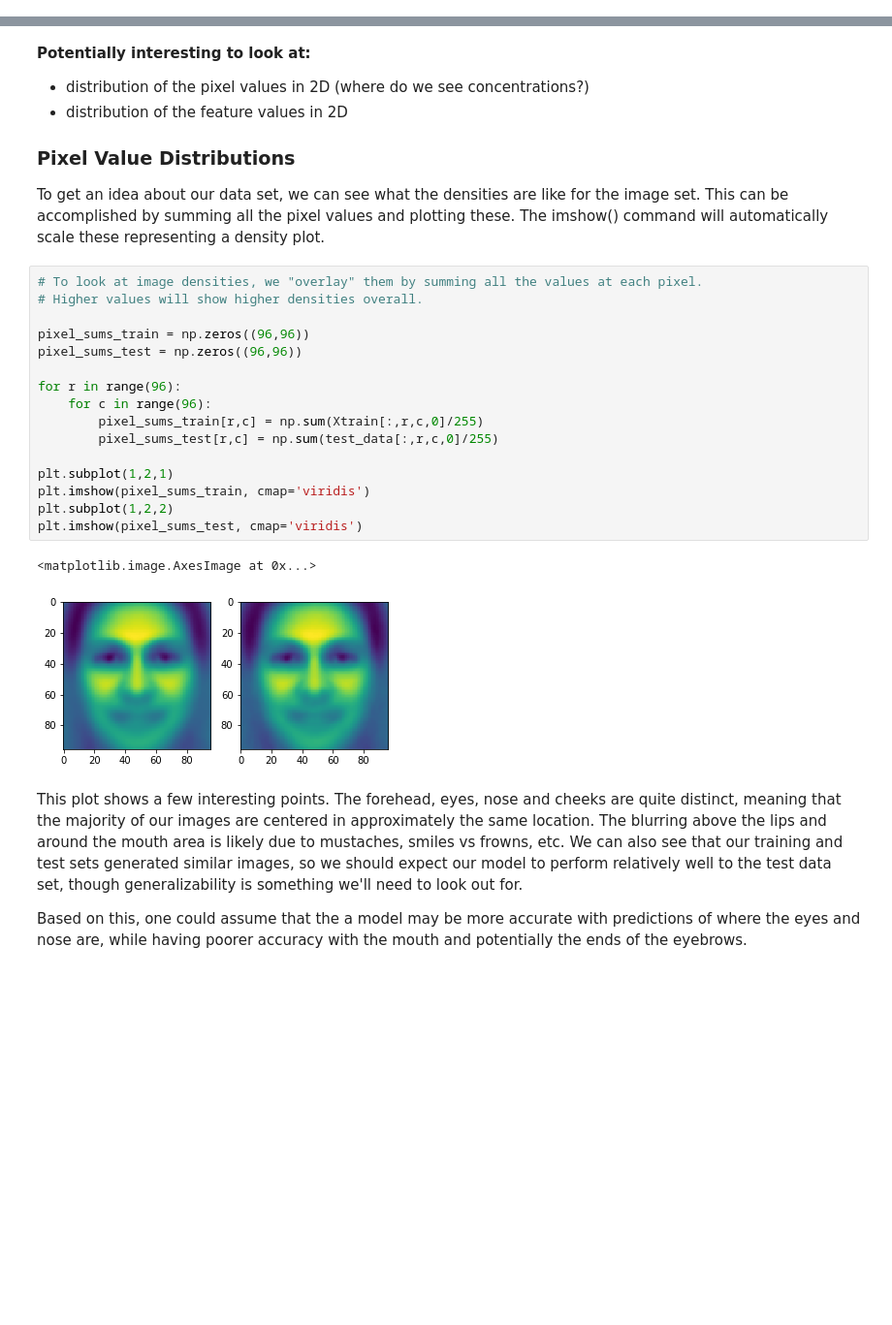
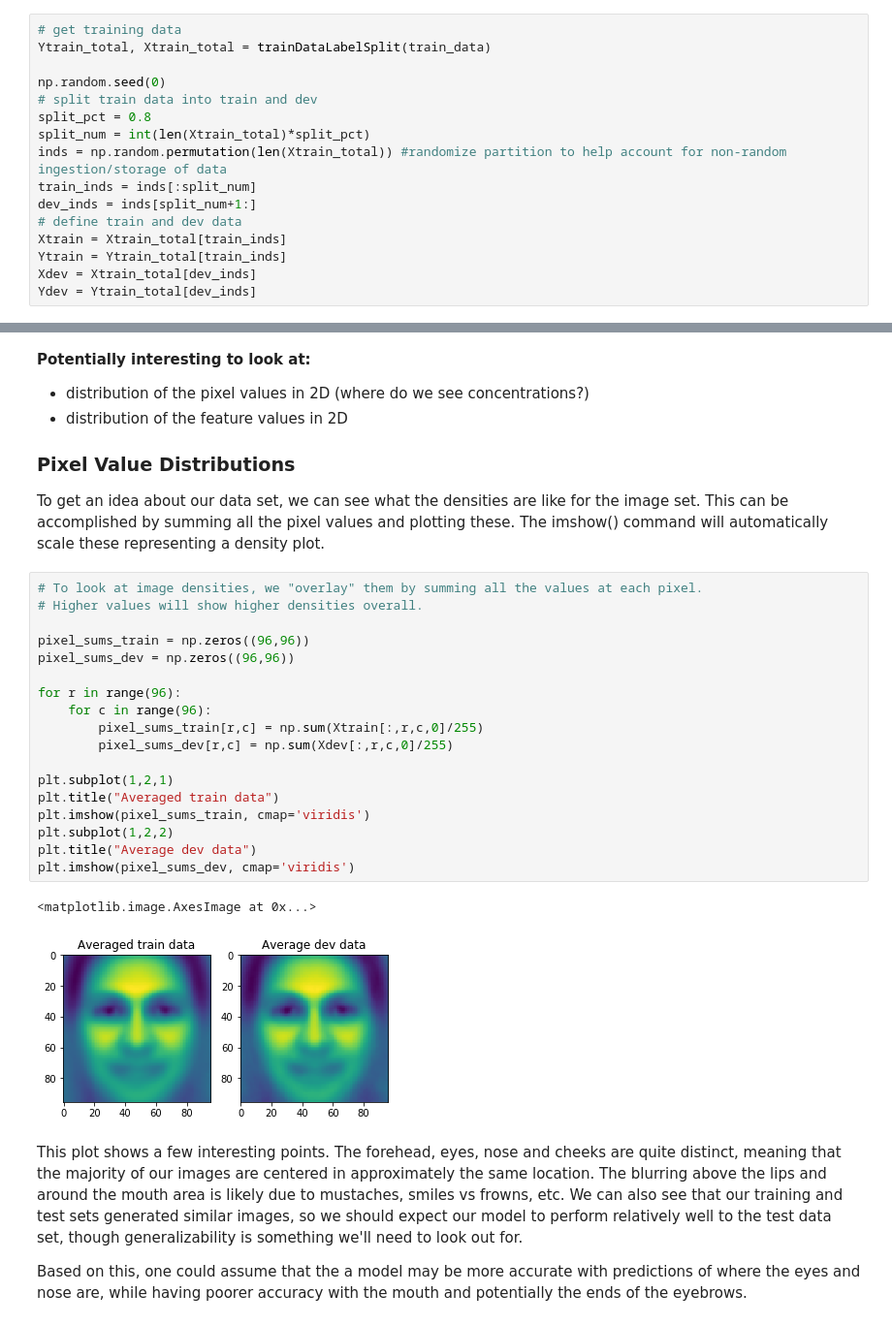
Before and after one commit to tucker-anderson/Facial-Keynotes, a Jupyter notebook: Facial_Keypoints_Notebook_final_DimReduction.ipynb, the cells around one changed output, grey strips where cells are left out. Shown at 97% size. Drawn from its saved outputs; the diff is of its cells as text; blank space fills up the shorter version.

Commit message:
added mirrored images, finalized PCA and moved around training data to include dev set. Removed references using test set

```diff
--- a/Facial_Keypoints_Notebook_final_DimReduction.ipynb
+++ b/Facial_Keypoints_Notebook_final_DimReduction.ipynb
@@ -349,0 +325,16 @@ na_label, na_train = trainDataLabelSplit(na_rows)
+# %%
+# get training data
+Ytrain_total, Xtrain_total = trainDataLabelSplit(train_data)
+
+np.random.seed(0)
+# split train data into train and dev
+split_pct = 0.8
+split_num = int(len(Xtrain_total)*split_pct)
+inds = np.random.permutation(len(Xtrain_total)) #randomize partition to help account for non-random ingestion/storage of data
+train_inds = inds[:split_num]
+dev_inds = inds[split_num+1:]
+# define train and dev data
+Xtrain = Xtrain_total[train_inds]
+Ytrain = Ytrain_total[train_inds]
+Xdev = Xtrain_total[dev_inds]
+Ydev = Ytrain_total[dev_inds]
@@ -374,22 +381,24 @@ To get an idea about our data set, we can see what the densities are like for th
 # %%
 # To look at image densities, we "overlay" them by summing all the values at each pixel.
 # Higher values will show higher densities overall.
 
 pixel_sums_train = np.zeros((96,96))
-pixel_sums_test = np.zeros((96,96))
+pixel_sums_dev = np.zeros((96,96))
 
 for r in range(96):
     for c in range(96):
         pixel_sums_train[r,c] = np.sum(Xtrain[:,r,c,0]/255)
-        pixel_sums_test[r,c] = np.sum(test_data[:,r,c,0]/255)
+        pixel_sums_dev[r,c] = np.sum(Xdev[:,r,c,0]/255)
 
 plt.subplot(1,2,1)
+plt.title("Averaged train data")
 plt.imshow(pixel_sums_train, cmap='viridis')
 plt.subplot(1,2,2)
-plt.imshow(pixel_sums_test, cmap='viridis')
+plt.title("Average dev data")
+plt.imshow(pixel_sums_dev, cmap='viridis')
 # %% [output]
 <matplotlib.image.AxesImage at 0x...>
-[figure, old version]
+[figure, new version]
 # %% [markdown]
 This plot shows a few interesting points. The forehead, eyes, nose and cheeks are quite distinct, meaning that the majority of our images are centered in approximately the same location. The blurring above the lips and around the mouth area is likely due to mustaches, smiles vs frowns, etc. We can also see that our training and test sets generated similar images, so we should expect our model to perform relatively well to the test data set, though generalizability is something we'll need to look out for.
 
```
Also changed, not shown: parts of 35 cells of this notebook.
